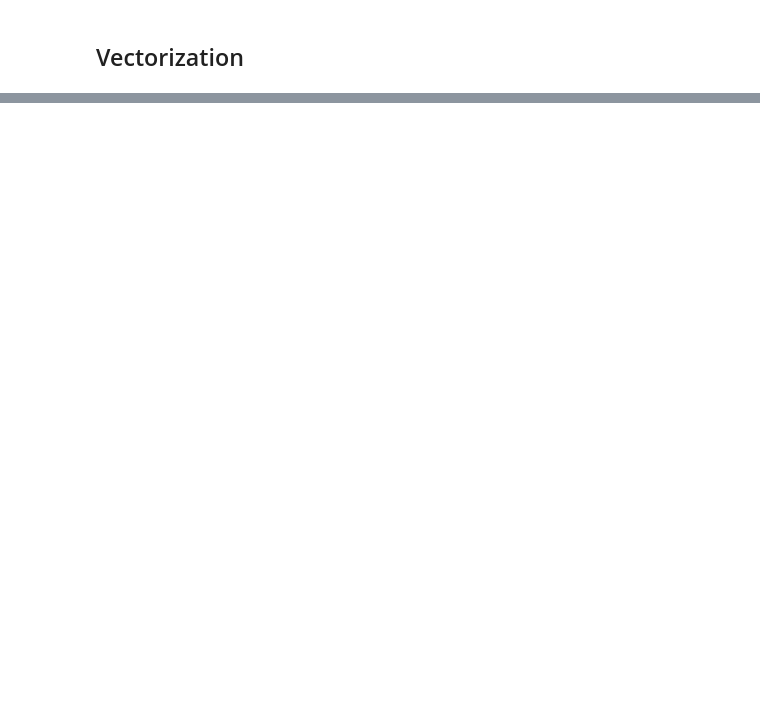
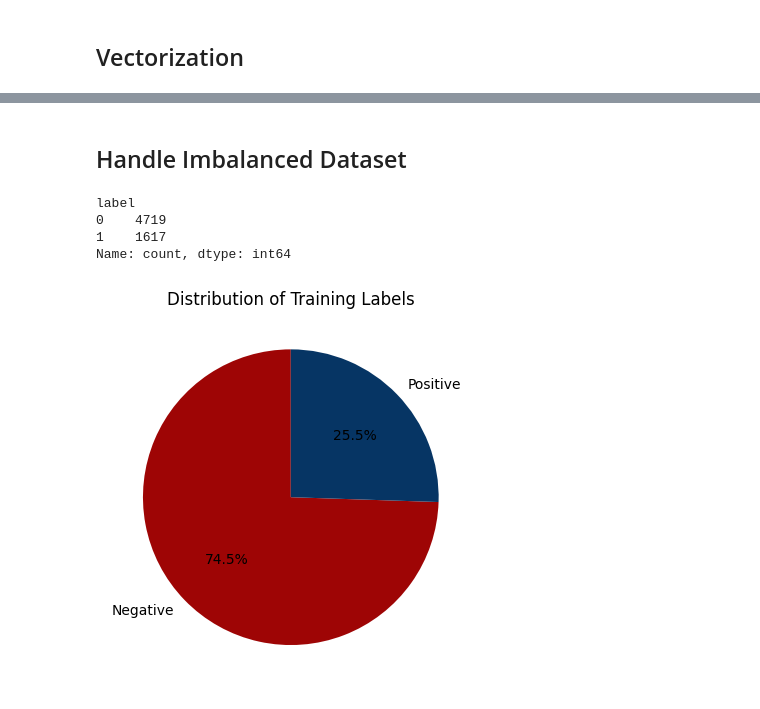
Before and after one commit to Pubudu-98/Sentiment-Analysis, a Jupyter notebook: notebooks/model_building.ipynb, the cells around one changed output, grey strips where cells are left out. Drawn from its saved outputs; the diff is of its cells as text; code cells hidden in the pictures; blank space fills up the shorter version.

Commit message:
After completeing the vectorization, check the balance of the dataset.

```diff
--- a/notebooks/model_building.ipynb
+++ b/notebooks/model_building.ipynb
@@ -430,0 +481,23 @@ vectorized_x_test = vectorizer(x_test,tokens)
+# %% [markdown]
+## Handle Imbalanced Dataset
+# %%
+y_train.value_counts()
+# %% [output]
+label
+0    4719
+1    1617
+Name: count, dtype: int64
+# %%
+# Using SMOTE
+
+plt.pie(
+    y_train.value_counts(),
+    labels=['Negative', 'Positive'],
+    autopct='%1.1f%%',
+    startangle=90,
+    colors=["#9e0505", "#063564"]
+)
+plt.title('Distribution of Training Labels')
+plt.show()
+# %% [output]
+[figure, added]
```
Also changed, not shown: parts of 9 cells of this notebook.
